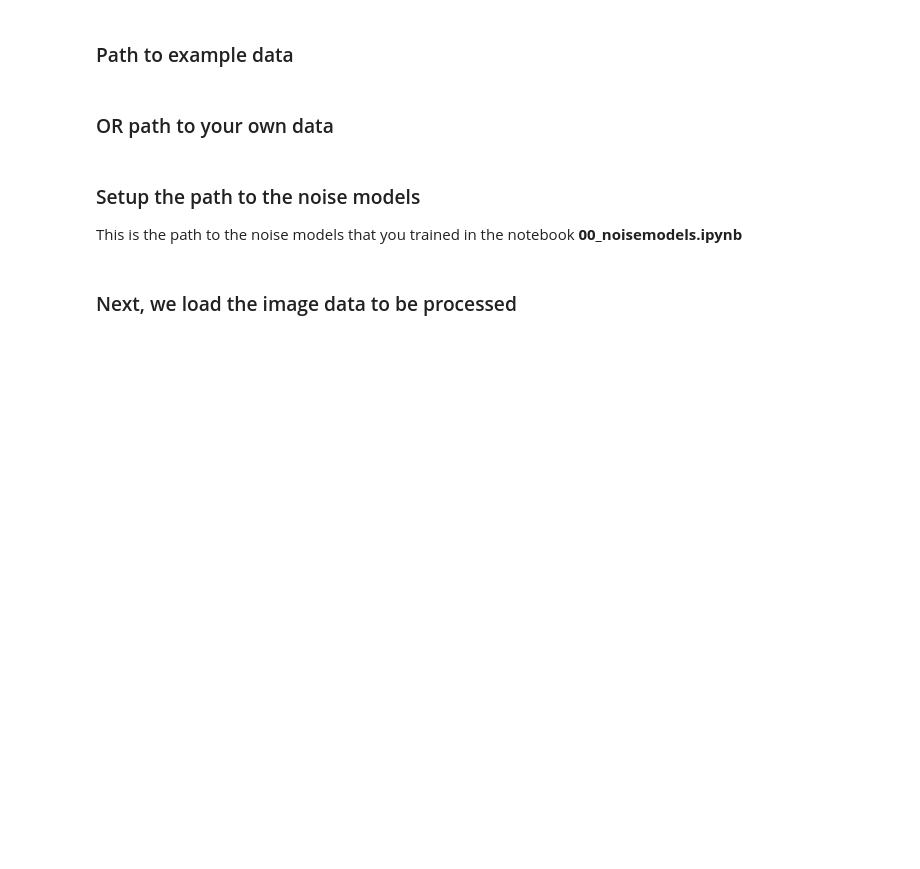
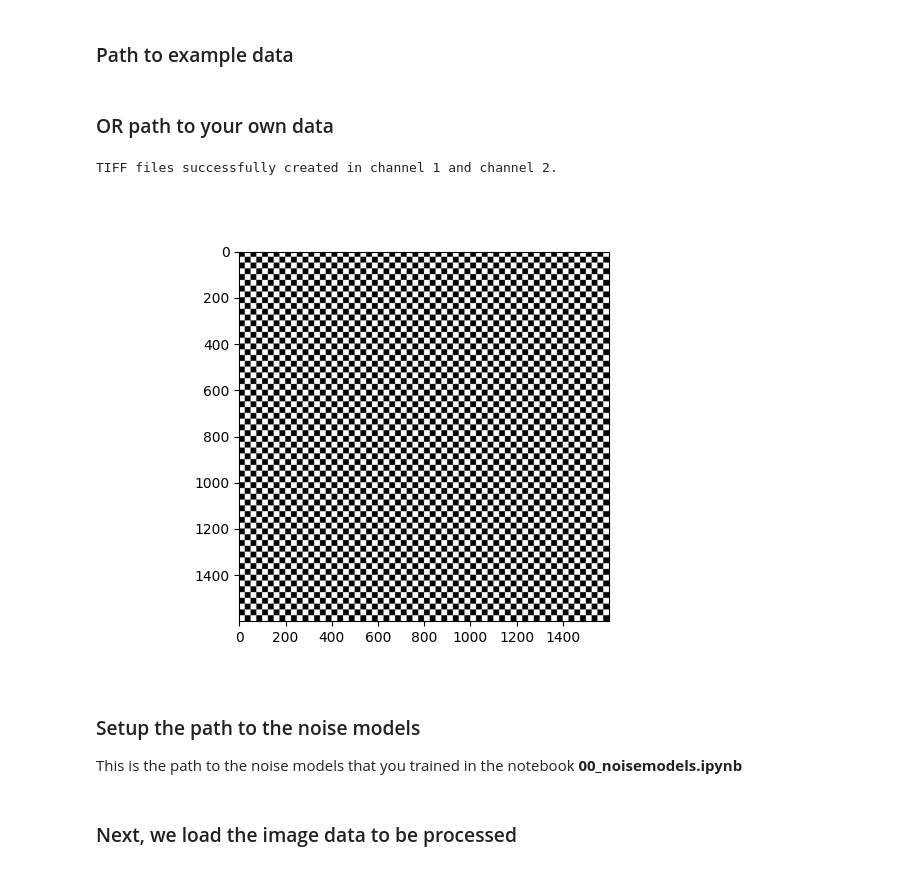
Before and after one commit to AmanKukde/MicroSplit-reproducibility, a Jupyter notebook: examples/2D/custom_dataset/02_predict.ipynb, the cells around one changed output. Saved outputs shown, nothing was run; the diff lists cells and outputs as text; code cells hidden in the pictures; blank space fills up the shorter version.

```diff
--- a/examples/2D/custom_dataset/02_predict.ipynb
+++ b/examples/2D/custom_dataset/02_predict.ipynb
@@ -65,37 +65,39 @@ import matplotlib.pyplot as plt
 # %% [markdown]
 ### OR path to your own data
 # %%
-# import numpy as np
-# import tifffile as tiff
-# import os
+import numpy as np
+import tifffile as tiff
+import os
 
-# # Image and Chessboard Parameters
-# num_images = 20
-# image_size = 1600
-# num_squares = 64
-# square_size = image_size // num_squares
+# Image and Chessboard Parameters
+num_images = 20
+image_size = 1600
+num_squares = 64
+square_size = image_size // num_squares
 
-# # Create a single chessboard pattern
-# def create_chessboard(size, num_squares):
-#     square_size = size // num_squares
-#     chessboard = np.indices((num_squares, num_squares)).sum(axis=0) % 2
-#     chessboard = chessboard.repeat(square_size, axis=0).repeat(square_size, axis=1)
-#     return chessboard * 255  # scale to 0 and 255
+# Create a single chessboard pattern
+def create_chessboard(size, num_squares):
+    square_size = size // num_squares
+    chessboard = np.indices((num_squares, num_squares)).sum(axis=0) % 2
+    chessboard = chessboard.repeat(square_size, axis=0).repeat(square_size, axis=1)
+    return chessboard * 255  # scale to 0 and 255
 
-# # Generate the base chessboard image
-# chessboard_image = create_chessboard(image_size, num_squares).astype(np.uint8)
+# Generate the base chessboard image
+chessboard_image = create_chessboard(image_size, num_squares).astype(np.uint8)
 
-# # Stack 20 identical images
-# chessboard_stack = np.stack([chessboard_image] * num_images)
+# Stack 20 identical images
+chessboard_stack = np.stack([chessboard_image] * num_images)
 
-# # Folder paths
-# folders = ['dummy data/channel 1', 'dummy data/channel 2']
+# Folder paths
+folders = ['dummy data/channel 1', 'dummy data/channel 2']
 
-# for folder in folders:
-#     os.makedirs(folder, exist_ok=True)  # Create folder if it doesn't exist
-#     tiff.imwrite(os.path.join(folder, 'chessboard_stack.tiff'), chessboard_stack)
+for folder in folders:
+    os.makedirs(folder, exist_ok=True)  # Create folder if it doesn't exist
+    tiff.imwrite(os.path.join(folder, 'chessboard_stack.tiff'), chessboard_stack)
 
-# print('TIFF files successfully created in channel 1 and channel 2.')
+print('TIFF files successfully created in channel 1 and channel 2.')
+# %% [output]
+TIFF files successfully created in channel 1 and channel 2.
 # %%
 # import numpy as np
 # import tifffile as tiff
@@ -120,7 +122,13 @@ import matplotlib.pyplot as plt
 
 # print('Black TIFF files successfully created in channel 1 and channel 2.')
 # %%
-DATA_PATH = Path("/home/aman.kukde/Projects/MicroSplit-reproducibility/examples/2D/custom_dataset/dummy data 2")
+DATA_PATH = Path("/home/aman.kukde/Projects/MicroSplit-reproducibility/examples/2D/custom_dataset/dummy data")
+plt.figure()
+gt = tifffile.imread(DATA_PATH / "channel 1" / "chessboard_stack.tiff")[-2]
+plt.imshow(gt, cmap="gray")
+plt.show()
+# %% [output]
+[figure, added]
 # %% [markdown]
 ### Setup the path to the noise models
 This is the path to the noise models that you trained in the notebook **00_noisemodels.ipynb**
```
Also changed, not shown: parts of 16 cells of this notebook, 1 other file.
